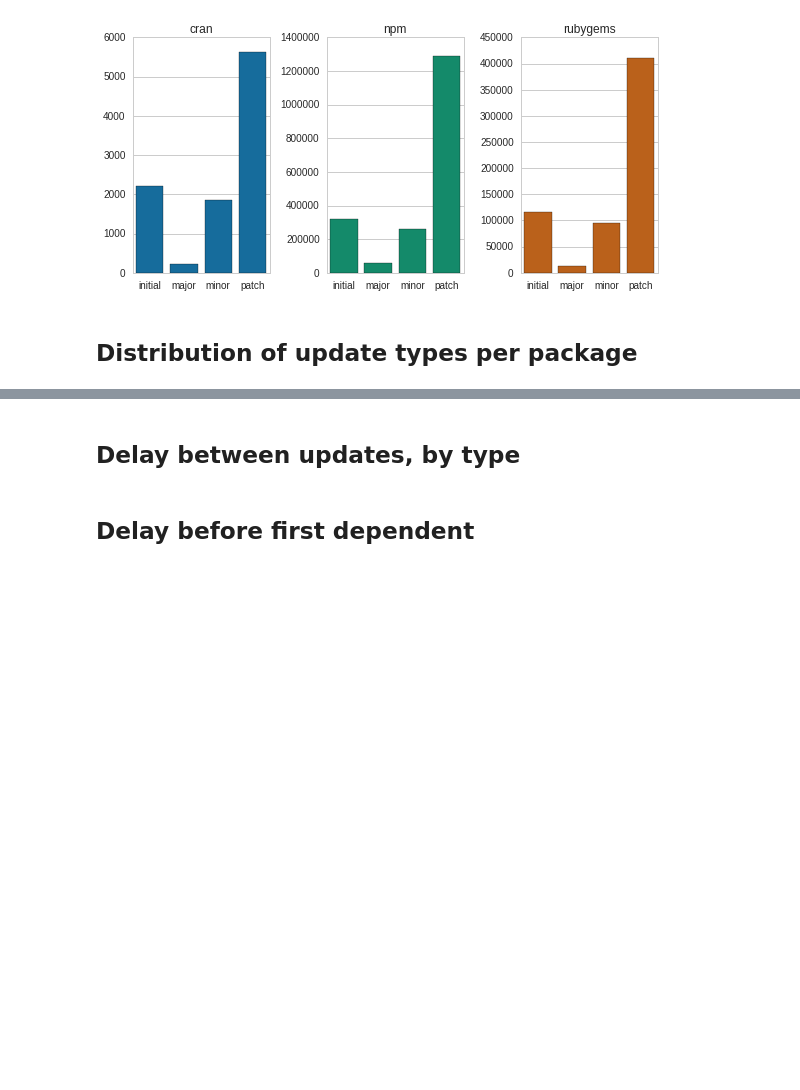
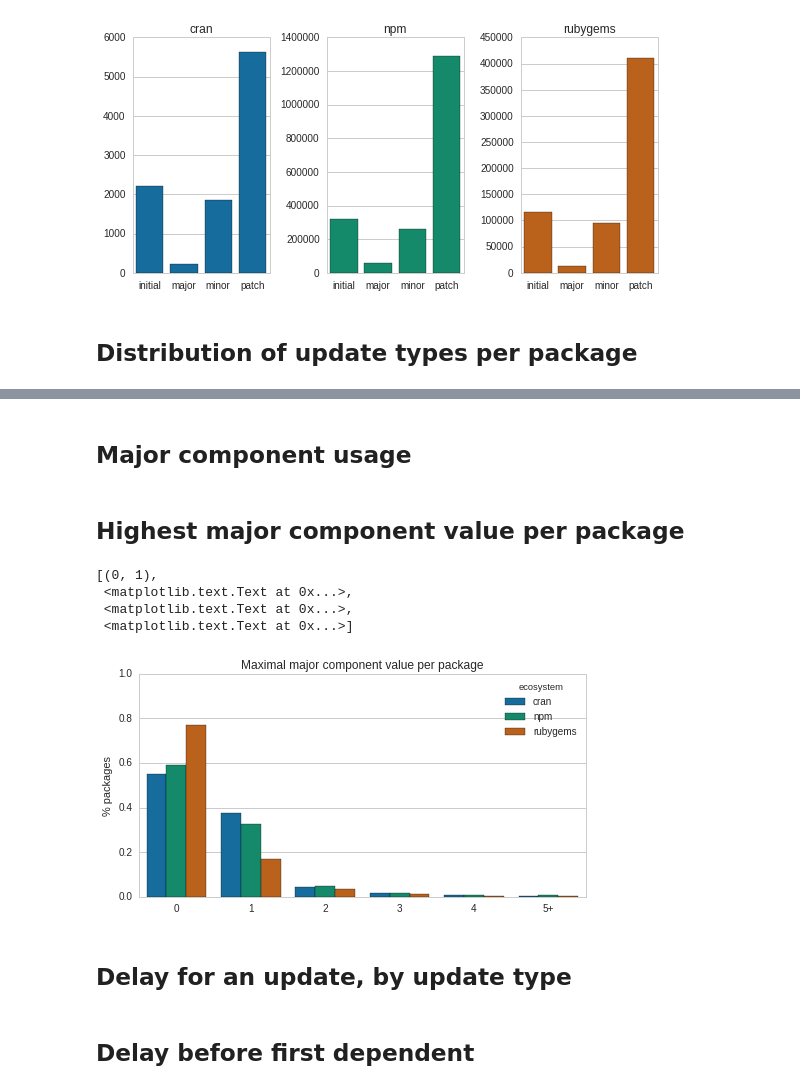
Before and after one commit to AlexandreDecan/ecos-emse, a Jupyter notebook: notebooks/Ecosystem activity.ipynb, the cells around one changed output, grey strips where cells are left out. Saved outputs shown, nothing was run; the diff lists cells and outputs as text; code cells hidden in the pictures; blank space fills up the shorter version.

```diff
--- a/notebooks/Ecosystem activity.ipynb
+++ b/notebooks/Ecosystem activity.ipynb
@@ -537,2 +564,61 @@ matplotlib.pyplot.tight_layout()
+# %% [markdown]
+## Major component usage
+# %% [markdown]
+## Highest major component value per package
+# %%
+figure, ax = matplotlib.pyplot.subplots()
+figure.set_size_inches(FIG_SIZE)
+
+bins = [0, 1, 2, 3, 4, 5, pandas.np.inf]
+labels = ['0', '1', '2', '3', '4', '5+']
+
+data_temp = []
+for ecosystem, data in df_data.items():
+
+    df = (data['semver']
+          [['package', 'v_major']]
+          .drop_duplicates(['package', 'v_major'])
+          .sort_values('v_major')
+          .drop_duplicates(['package'], keep='last')
+          ['v_major']
+          .astype(int)
+    )
+
+    counter = collections.Counter(
+            pandas.cut(
+                df,
+                bins=bins,
+                labels=labels,
+                right=False,
+                include_lowest=True,
+            )
+        )
+
+    nb_packages = len(data['semver'].drop_duplicates(['package']))
+    for label in labels:
+        data_temp.append((ecosystem, label, counter[label] / nb_packages))
+
+seaborn.barplot(
+    data=pandas.DataFrame.from_records(data_temp, columns=['ecosystem', 'value', 'p']),
+    x='value',
+    y='p',
+    hue='ecosystem',
+    order=labels,
+    hue_order=ECOSYSTEMS,
+    ax=ax
+)
+
+ax.set(
+    title='Maximal major component value per package',
+    xlabel='',
+    ylabel='% packages',
+    ylim=(0, 1),
+)
+# %% [output]
+[(0, 1),
+ <matplotlib.text.Text at 0x...>,
+ <matplotlib.text.Text at 0x...>,
+ <matplotlib.text.Text at 0x...>]
+[figure, added]
 # %% [markdown]
-## Delay between updates, by type
+## Delay for an update, by update type
```
Also changed, not shown: parts of 4 cells of this notebook.
